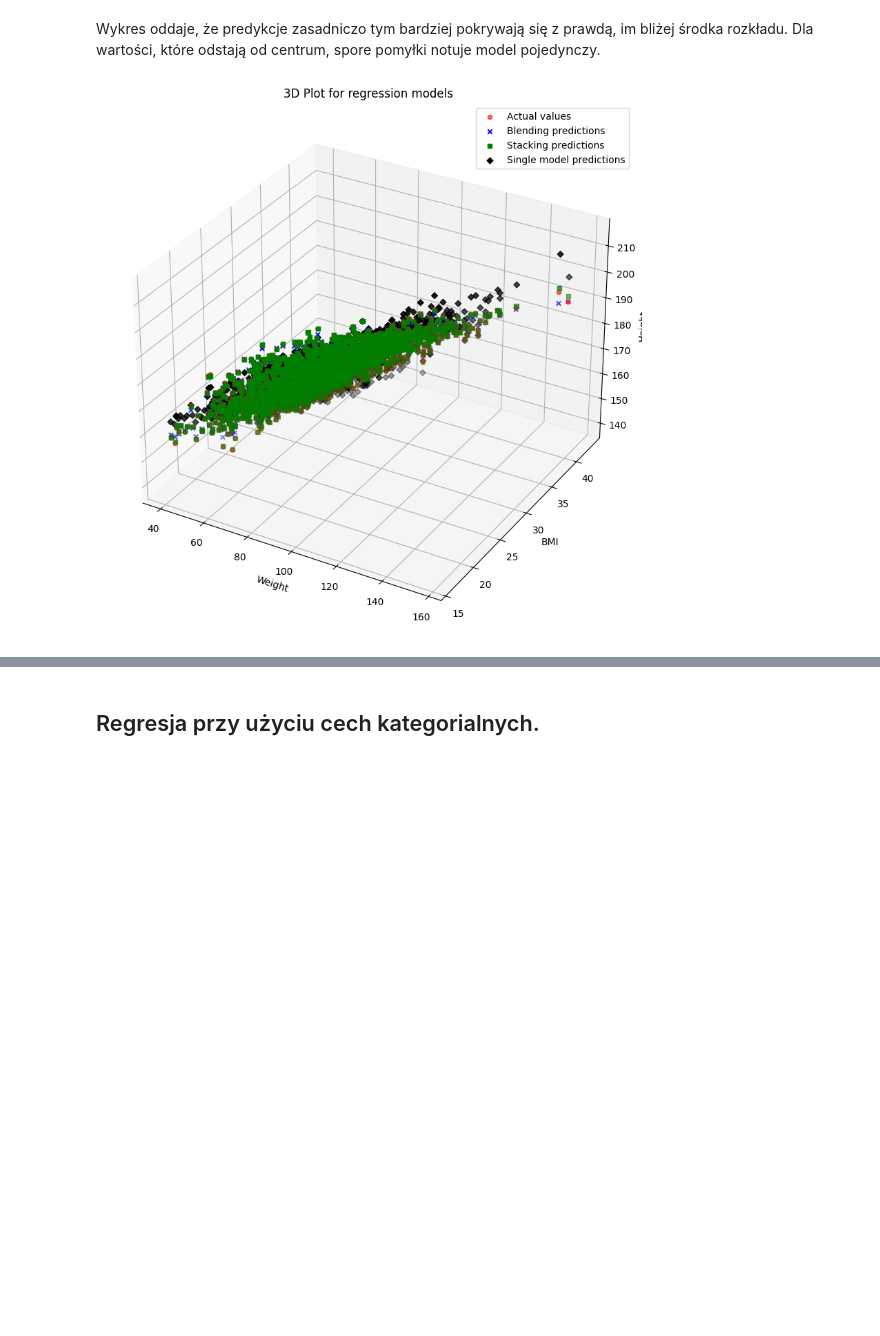
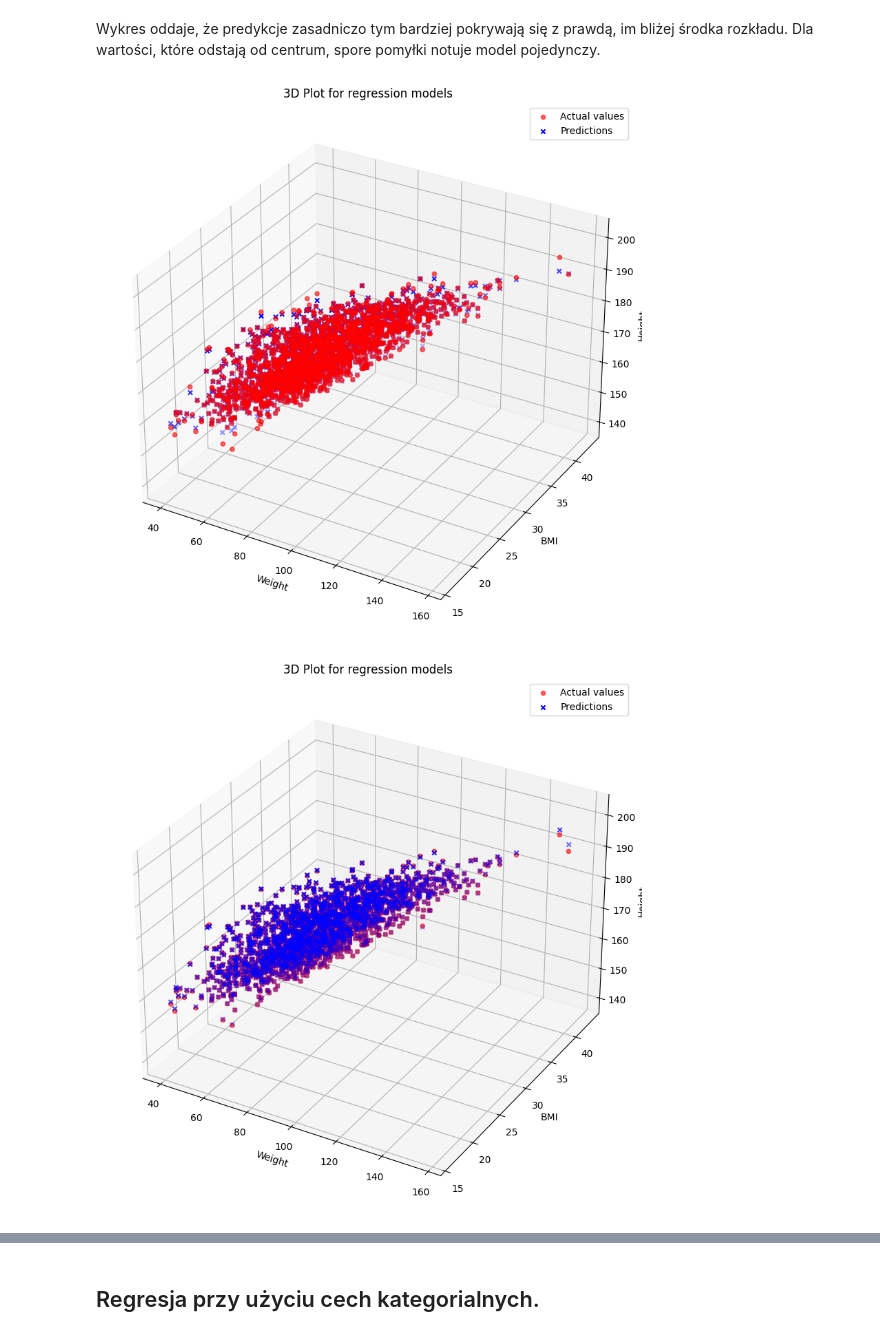
Before and after one commit to jakubtwalczak/Polish-people-basic-physical-attributes, a Jupyter notebook: Classification & regression - various models.ipynb, the cells around one changed output, grey strips where cells are left out. Saved outputs shown, nothing was run; the diff lists cells and outputs as text; code cells hidden in the pictures; blank space fills up the shorter version.

Commit message:
Added new plots, more detailed markdown comments.

```diff
--- a/Classification & regression - various models.ipynb
+++ b/Classification & regression - various models.ipynb
@@ -130,6 +132,9 @@ for name, model, params in base_models:
 
         train_pred = best_model.predict(X_train)
         test_pred = best_model.predict(X_test)
+        disp = DecisionBoundaryDisplay.from_estimator(best_model, X_train)
+        disp.ax_.scatter(X_train['Height'], X_train['Weight'], c=y_train,
+                              edgecolor="k")
 
         print(f'{name} (Polynomial Degree {grid_search.best_params_["polynomialfeatures__degree"]}) - Best Parameters: {grid_search.best_params_}')
         print(f'{name} training accuracy: {accuracy_score(y_train, train_pred)}')
@@ -146,6 +151,9 @@ for name, model, params in base_models:
 
         train_pred = best_model.predict(X_train)
         test_pred = best_model.predict(X_test)
+        disp = DecisionBoundaryDisplay.from_estimator(best_model, X_train)
+        disp.ax_.scatter(X_train['Height'], X_train['Weight'], c=y_train,
+                              edgecolor="k")
 
         print(f'{name} - Best Parameters: {grid_search.best_params_}')
         print(f'{name} training accuracy: {accuracy_score(y_train, train_pred)}')
@@ -445,7 +457,7 @@ Ponownie stosujemy te same hiperparametry dla poszczególnych algorytmów skład
 %%time
 
 base_models_reg = [
-    ('Ridge', Ridge(alpha=0.1, solver='sag')),
+    ('Ridge', Ridge(alpha=0.1, solver='saga')),
     ('Lasso', Lasso(alpha=0.1, max_iter=500, tol=0.001)),
     ('K-Neighbors Regressor', KNeighborsRegressor(n_neighbors=5, algorithm='ball_tree', weights='distance')),
     ('Linear Regression', make_pipeline(PolynomialFeatures(degree=3), LinearRegression(fit_intercept=True, positive=False)))
@@ -499,20 +511,24 @@ Wykres oddaje, że predykcje zasadniczo tym bardziej pokrywają się z prawdą,
 X_test_inv = scaler_x.inverse_transform(X_test_reg)
 y_test_inv = scaler_y.inverse_transform(y_test_reg)
 bmi, weight = X_test_inv[:,0], X_test_inv[:,1]
+# %%
+blend = scaler_y.inverse_transform(blending_predictions.reshape(-1,1))
+stack = scaler_y.inverse_transform(stacking_predictions.reshape(-1,1))
+single = scaler_y.inverse_transform(single_predictions.reshape(-1,1))
 # %%
-fig = plt.figure(figsize=(12, 10))
-ax = fig.add_subplot(111, projection='3d')
-ax.scatter(weight, bmi, y_test_inv, c='r', marker='o', label='Actual values', alpha=0.6)
-ax.scatter(weight, bmi, scaler_y.inverse_transform(blending_predictions.reshape(-1,1)), c='b', marker='x', label='Blending predictions')
-ax.scatter(weight, bmi, scaler_y.inverse_transform(stacking_predictions.reshape(-1,1)), c='g', marker='s', label='Stacking predictions')
-ax.scatter(weight, bmi, scaler_y.inverse_transform(single_predictions.reshape(-1,1)), c='k', marker='D', label='Single model predictions')
+for prediction in [blend, stack, single]:
+    fig = plt.figure(figsize=(12, 10))
+    ax = fig.add_subplot(111, projection='3d')
+    ax.scatter(weight, bmi, y_test_inv, c='r', marker='o', label='Actual values', alpha=0.6)
+    ax.scatter(weight, bmi, prediction, c='b', marker='x', label='Predictions')
 
-ax.set_xlabel('Weight')
-ax.set_ylabel('BMI')
-ax.set_zlabel('Height')
-ax.set_title('3D Plot for regression models')
+    ax.set_xlabel('Weight')
+    ax.set_ylabel('BMI')
+    ax.set_zlabel('Height')
+    ax.set_title('3D Plot for regression models')
 
-ax.legend()
-plt.show()
+    ax.legend()
+    plt.show()
 # %% [output]
-[figure, old version]
+[figure, new version]
+[figure, added]
```
Also changed, not shown: parts of 36 cells of this notebook.
